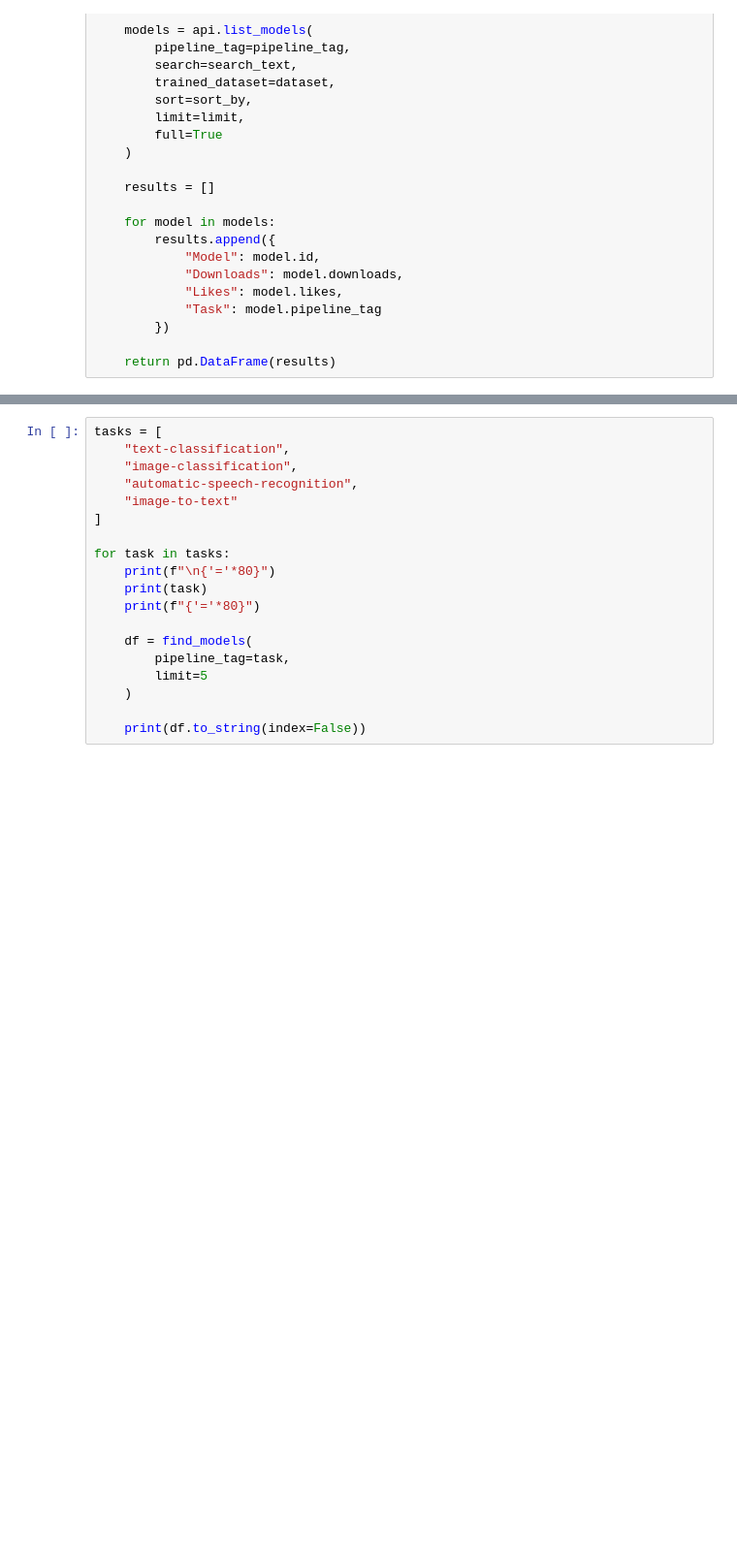
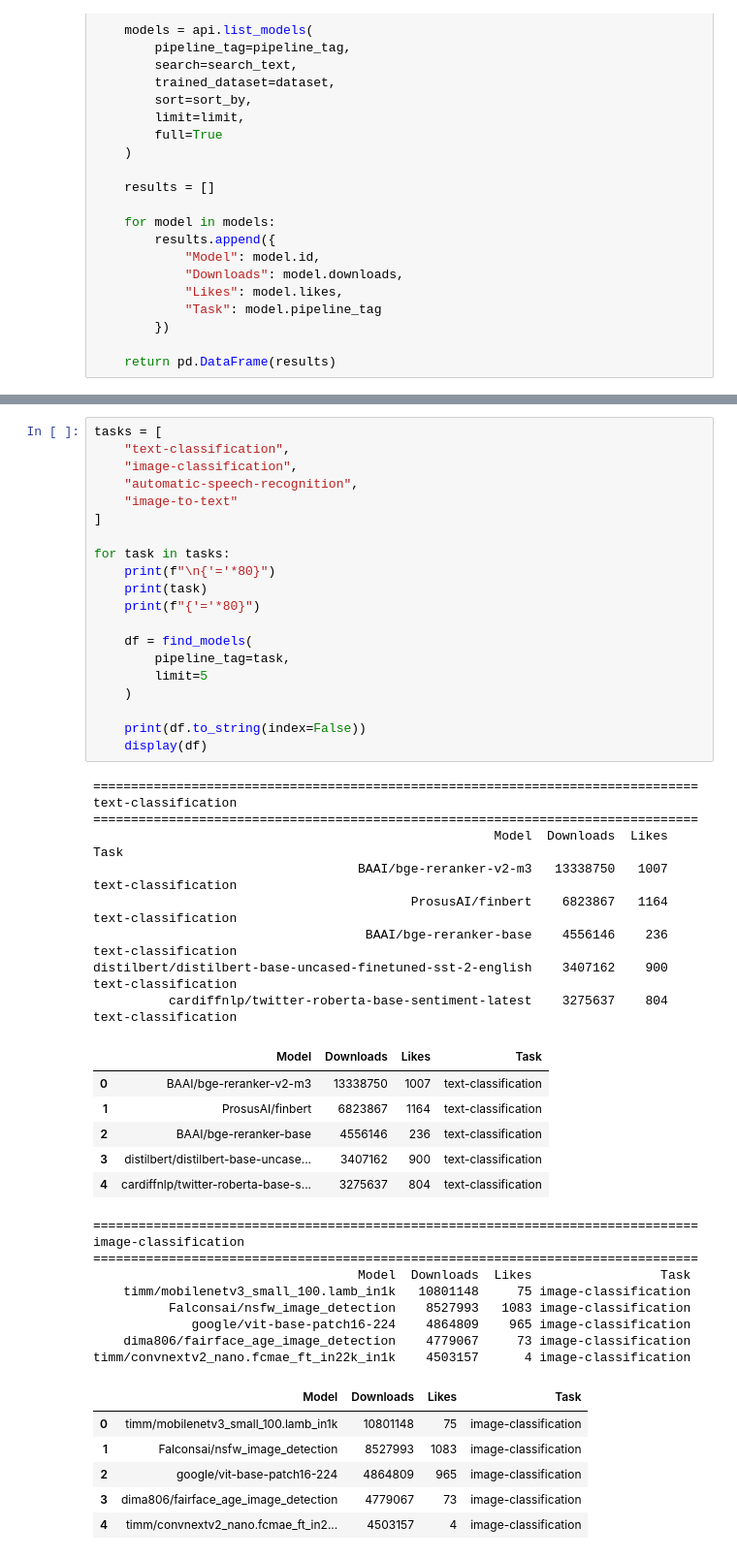
Before and after one commit to vkjadon/hugging_face, a Jupyter notebook: content_analysis.ipynb, the cells around one changed output, grey strips where cells are left out. Shown at 97% size. Cells and saved outputs as stored; diff of their text form; blank space fills up the shorter version.

```diff
--- a/content_analysis.ipynb
+++ b/content_analysis.ipynb
@@ -106,19 +115,51 @@ print(df.to_string(index=False))
 # %%
 tasks = [
     "text-classification",
     "image-classification",
     "automatic-speech-recognition",
     "image-to-text"
 ]
 
 for task in tasks:
     print(f"\n{'='*80}")
     print(task)
     print(f"{'='*80}")
 
     df = find_models(
         pipeline_tag=task,
         limit=5
     )
 
     print(df.to_string(index=False))
+    display(df)
+# %% [output]
+================================================================================
+text-classification
+================================================================================
+                                                     Model  Downloads  Likes                Task
+                                   BAAI/bge-reranker-v2-m3   13338750   1007 text-classification
+                                          ProsusAI/finbert    6823867   1164 text-classification
+                                    BAAI/bge-reranker-base    4556146    236 text-classification
+distilbert/distilbert-base-uncased-finetuned-sst-2-english    3407162    900 text-classification
+          cardiffnlp/twitter-roberta-base-sentiment-latest    3275637    804 text-classification
+|  | Model | Downloads | Likes | Task |
+| 0 | BAAI/bge-reranker-v2-m3 | 13338750 | 1007 | text-classification |
+| 1 | ProsusAI/finbert | 6823867 | 1164 | text-classification |
+| 2 | BAAI/bge-reranker-base | 4556146 | 236 | text-classification |
+| 3 | distilbert/distilbert-base-uncase... | 3407162 | 900 | text-classification |
+| 4 | cardiffnlp/twitter-roberta-base-s... | 3275637 | 804 | text-classification |
+================================================================================
+image-classification
+================================================================================
+                                   Model  Downloads  Likes                 Task
+    timm/mobilenetv3_small_100.lamb_in1k   10801148     75 image-classification
+          Falconsai/nsfw_image_detection    8527993   1083 image-classification
+             google/vit-base-patch16-224    4864809    965 image-classification
+    dima806/fairface_age_image_detection    4779067     73 image-classification
+timm/convnextv2_nano.fcmae_ft_in22k_in1k    4503157      4 image-classification
+|  | Model | Downloads | Likes | Task |
+| 0 | timm/mobilenetv3_small_100.lamb_in1k | 10801148 | 75 | image-classification |
+| 1 | Falconsai/nsfw_image_detection | 8527993 | 1083 | image-classification |
+| 2 | google/vit-base-patch16-224 | 4864809 | 965 | image-classification |
+| 3 | dima806/fairface_age_image_detection | 4779067 | 73 | image-classification |
+| 4 | timm/convnextv2_nano.fcmae_ft_in2... | 4503157 | 4 | image-classification |
```
Also changed, not shown: parts of 5 cells of this notebook.
